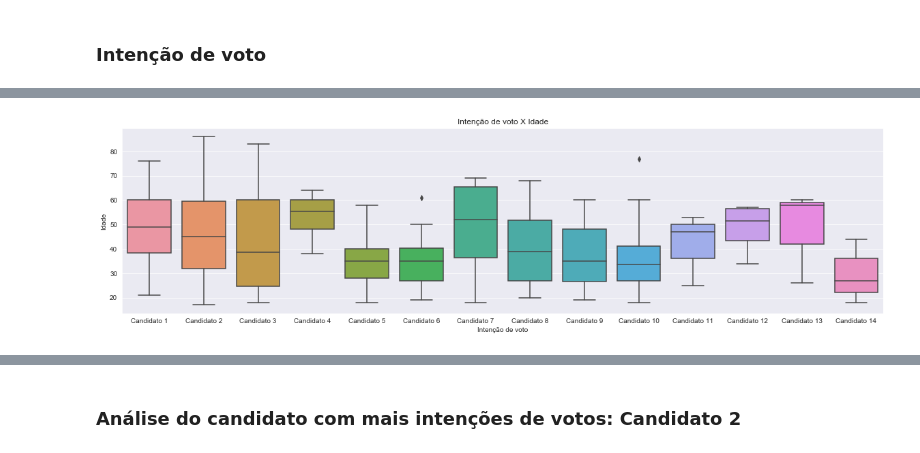
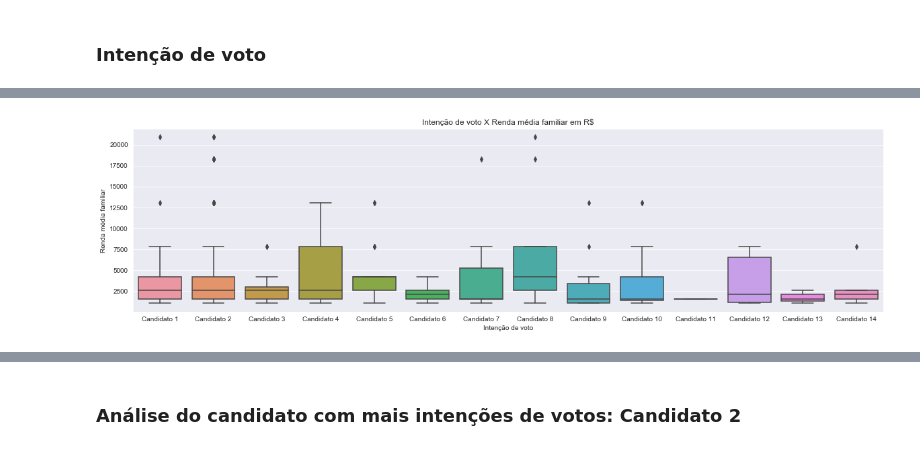
Before and after one commit to abreukuse/teste_quaest, a Jupyter notebook: teste_quaest.ipynb, the cells around one changed output, grey strips where cells are left out. Saved outputs shown, nothing was run; the diff lists cells and outputs as text; code cells hidden in the pictures.

```diff
--- a/teste_quaest.ipynb
+++ b/teste_quaest.ipynb
@@ -344,8 +362,8 @@ dados_plot = dados.loc[(dados['Intenção de voto'] != 'Ninguém/Branco/Nulo') &
 # %%
-# boxplot com canditatos e idade
+# boxplot com Intenção de voto e renda média familiar
 
 fig, ax = plt.subplots(figsize=(20,5))
-plot = sns.boxplot(x='Intenção de voto', y='Idade', data=dados_plot, order=ordem)
-plot.set_title('Intenção de voto X Idade');
+plot = sns.boxplot(x='Intenção de voto', y='Renda média familiar', data=dados_plot, order=ordem)
+plot.set_title('Intenção de voto X Renda média familiar em R$');
 # %% [output]
-[figure, old version]
+[figure, new version]
```
Also changed, not shown: parts of 15 cells of this notebook.
